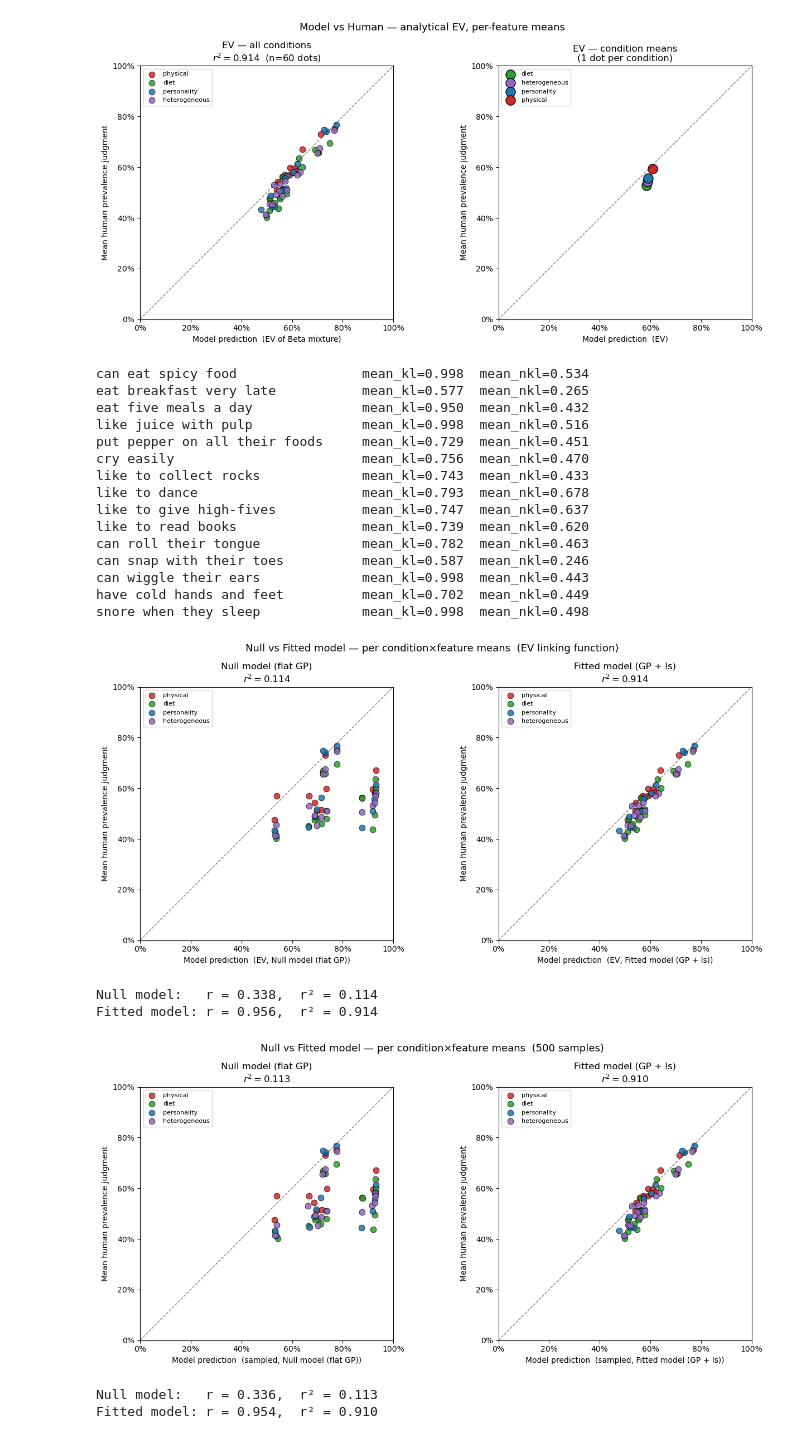
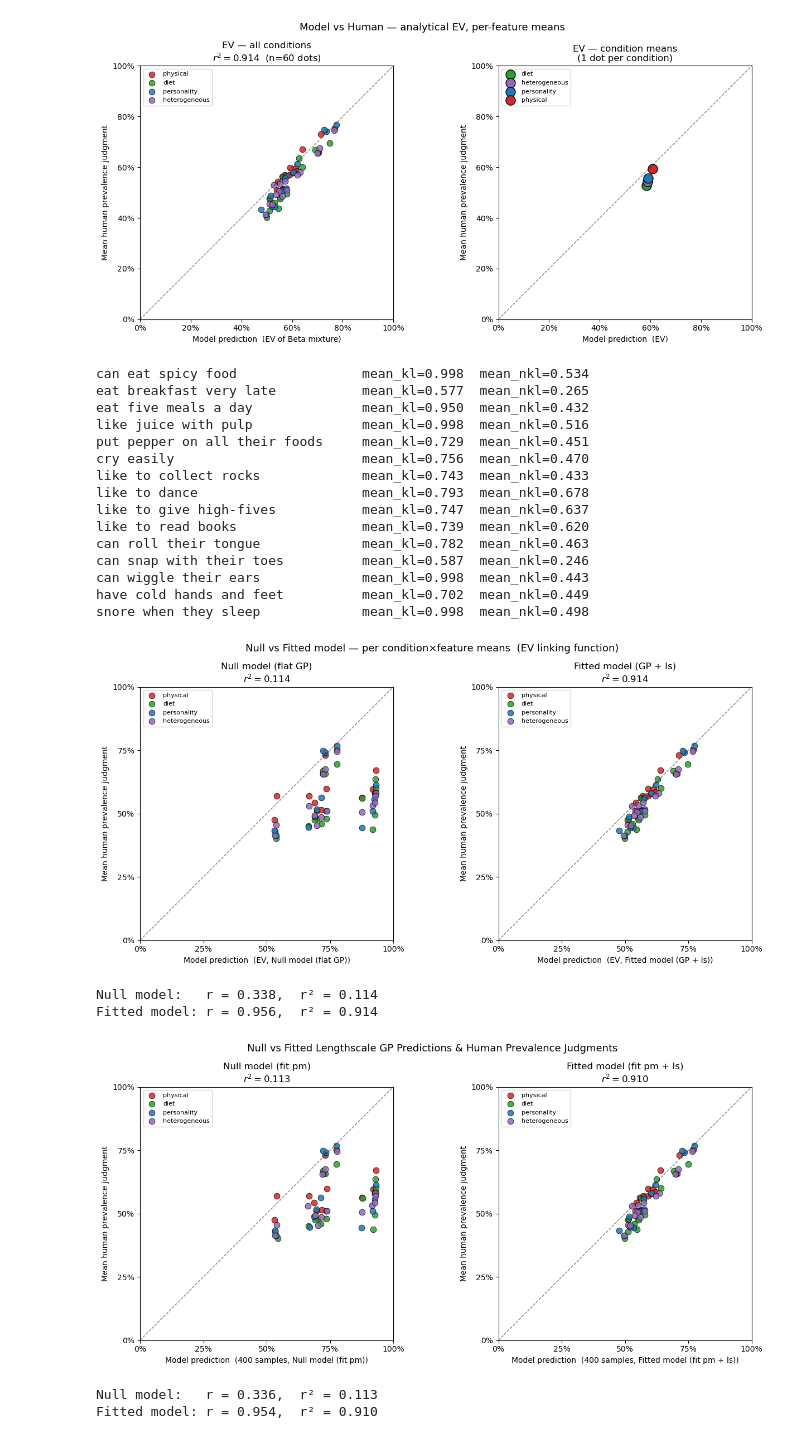
Before and after one commit to mariannazhang/compgenerics, a Jupyter notebook: model/gp/model-gp-study9.ipynb, the cells around one changed output. Cells and saved outputs as stored; diff of their text form; code cells hidden in the pictures.

```diff
--- a/model/gp/model-gp-study9.ipynb
+++ b/model/gp/model-gp-study9.ipynb
@@ -1866,24 +1802,0 @@ N dots: 6030  (402 participants × 15 features)
-# %%
-# ── Same scatterplot broken down by condition (2×2) ──────────────────────────
-fig, axes = plt.subplots(2, 2, figsize=(10, 10))
-
-for idx, cond in enumerate(['physical', 'diet', 'personality', 'heterogeneous']):
-    ax   = axes[idx // 2, idx % 2]
-    mask = conditions_all == cond
-    x, y = model_preds_all[mask], human_resps_all[mask]
-
-    r_cond, _ = pearsonr(x, y)
-
-    ax.scatter(x, y, color=cond_colors[cond], alpha=0.25, s=12, edgecolors='none')
-    ax.plot([0, 1], [0, 1], 'k--', lw=1, alpha=0.5)
-    ax.set_xlim(0, 1);  ax.set_ylim(0, 1)
-    ax.set_aspect('equal')
-    ax.set_xlabel('Model prediction')
-    ax.set_ylabel('Human judgment')
-    ax.set_title(f'{cond}  (n={mask.sum()} dots)\n$r^2 = {r_cond**2:.3f}$')
-    ax.xaxis.set_major_formatter(plt.matplotlib.ticker.PercentFormatter(1))
-    ax.yaxis.set_major_formatter(plt.matplotlib.ticker.PercentFormatter(1))
-
-plt.suptitle('Model vs Human prevalence judgments by condition', fontsize=13, y=1.01)
-plt.tight_layout()
-plt.show()
@@ -1897,7 +1836,7 @@ plt.show()
 # over N_SAMPLES draws) vs mean human response per condition×feature.
 # This matches the study-6 approach (df_prag_feature_means vs df_tidy_feature_means).
 
-N_SAMPLES = 500   # samples per participant×feature; mean over these → stable estimate
+N_SAMPLES = 400   # samples per participant×feature; mean over these → stable estimate
 rng = np.random.default_rng(42)
 
 # Build arrays: (N_participants × 15,) for mean sampled prediction
@@ -2087,6 +2026,8 @@ for ax, xcol, label, r_val in [
     ax.set_ylabel('Mean human prevalence judgment')
     ax.set_title(f'{label}\n$r^2 = {r_val**2:.3f}$')
     ax.legend(fontsize=8)
+    ax.set_xticks([0, 0.25, 0.5, 0.75, 1.0])
+    ax.set_yticks([0, 0.25, 0.5, 0.75, 1.0])
     ax.xaxis.set_major_formatter(plt.matplotlib.ticker.PercentFormatter(1))
     ax.yaxis.set_major_formatter(plt.matplotlib.ticker.PercentFormatter(1))
 
@@ -2113,7 +2054,7 @@ can snap with their toes          mean_kl=0.587  mean_nkl=0.246
 can wiggle their ears             mean_kl=0.998  mean_nkl=0.443
 have cold hands and feet          mean_kl=0.702  mean_nkl=0.449
 snore when they sleep             mean_kl=0.998  mean_nkl=0.498
-[figure, old version]
+[figure, new version]
 Null model:   r = 0.338,  r² = 0.114
 Fitted model: r = 0.956,  r² = 0.914
 # %%
@@ -2153,37 +2094,39 @@ df_samp = pd.DataFrame(rows_samp).groupby(['condition', 'feature'])[
     ['human', 'model_null', 'model_fitted']].mean().reset_index()
 
 r_null_s,   _ = pearsonr(df_samp['model_null'],   df_samp['human'])
 r_fitted_s, _ = pearsonr(df_samp['model_fitted'], df_samp['human'])
 
 # ── Side-by-side plot ─────────────────────────────────────────────────────
 fig, axes = plt.subplots(1, 2, figsize=(13, 6))
 
 for ax, xcol, label, r_val in [
-    (axes[0], 'model_null',   'Null model (flat GP)',   r_null_s),
-    (axes[1], 'model_fitted', 'Fitted model (GP + ls)', r_fitted_s),
+    (axes[0], 'model_null',   'Null model (fit pm)',   r_null_s),
+    (axes[1], 'model_fitted', 'Fitted model (fit pm + ls)', r_fitted_s),
 ]:
     for cond in ['physical', 'diet', 'personality', 'heterogeneous']:
         d = df_samp[df_samp['condition'] == cond]
         ax.scatter(d[xcol], d['human'], color=cond_colors[cond],
                    s=60, edgecolors='black', linewidths=0.6, alpha=0.85, label=cond)
     ax.plot([0, 1], [0, 1], 'k--', lw=1, alpha=0.5)
     ax.set_xlim(0, 1);  ax.set_ylim(0, 1)
     ax.set_aspect('equal')
-    ax.set_xlabel(f'Model prediction  (sampled, {label})')
+    ax.set_xlabel(f'Model prediction  (400 samples, {label})')
     ax.set_ylabel('Mean human prevalence judgment')
     ax.set_title(f'{label}\n$r^2 = {r_val**2:.3f}$')
+    ax.set_xticks([0, 0.25, 0.5, 0.75, 1.0])
+    ax.set_yticks([0, 0.25, 0.5, 0.75, 1.0])
     ax.legend(fontsize=8)
     ax.xaxis.set_major_formatter(plt.matplotlib.ticker.PercentFormatter(1))
     ax.yaxis.set_major_formatter(plt.matplotlib.ticker.PercentFormatter(1))
 
-plt.suptitle('Null vs Fitted model — per condition×feature means  (500 samples)',
+plt.suptitle('Null vs Fitted Lengthscale GP Predictions & Human Prevalence Judgments',
              fontsize=13)
 plt.tight_layout()
 plt.show()
 
 print(f"Null model:   r = {r_null_s:.3f},  r² = {r_null_s**2:.3f}")
 print(f"Fitted model: r = {r_fitted_s:.3f},  r² = {r_fitted_s**2:.3f}")
 # %% [output]
-[figure, old version]
+[figure, new version]
 Null model:   r = 0.336,  r² = 0.113
 Fitted model: r = 0.954,  r² = 0.910
```
Also changed, not shown: parts of 4 cells of this notebook.
